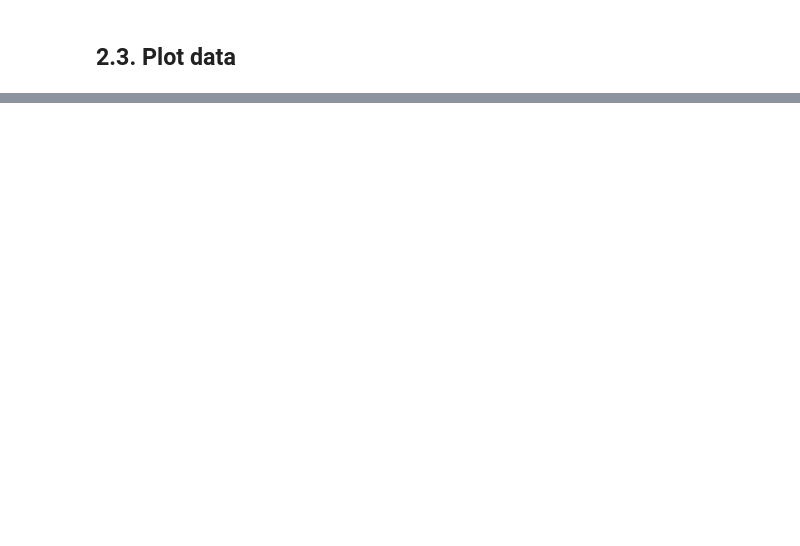
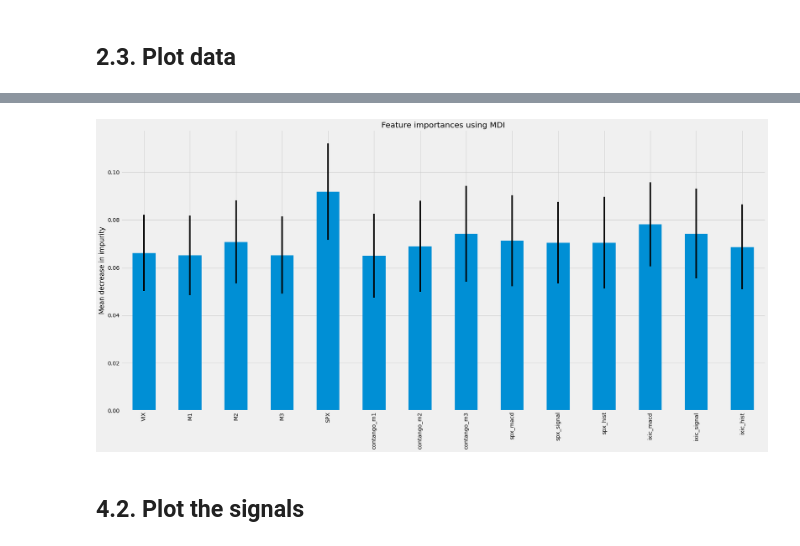
Before and after one commit to ayoubbensakhria/finance_algo, a Jupyter notebook: VIX_futures_term_struct_trading_strategy_WQU690_Capstone_Experiment_1.ipynb, the cells around one changed output, grey strips where cells are left out. Drawn from its saved outputs; the diff is of its cells as text; code cells hidden in the pictures; blank space fills up the shorter version.

```diff
--- a/VIX_futures_term_struct_trading_strategy_WQU690_Capstone_Experiment_1.ipynb
+++ b/VIX_futures_term_struct_trading_strategy_WQU690_Capstone_Experiment_1.ipynb
@@ -185,0 +231,9 @@ plt.legend(loc = 'lower right')
+# %%
+# Standard Deviation
+df['Change'] = (df['IXIC']-df['IXIC'].shift(-1))/df['IXIC'].shift(-1)
+# compute the risk (std) and the target return
+risk = df['Change'].std(skipna=True)
+df.drop('Change', axis = 1, inplace=True)
+# Define risk reward ratio
+reward_risk_coeff = 3
+target_return = risk*reward_risk_coeff
@@ -185,0 +266,4 @@ plt.legend(loc = 'lower right')
+# %%
+# lags value here l = 7, profit/loss = 5
+df = sign(df, 7)
+df.head()
@@ -185,0 +280,7 @@ plt.legend(loc = 'lower right')
+# %%
+# Specify features
+feature_names = list(df.columns)
+non_features = ['tsignal', 'IXIC']
+for nf in non_features:
+  feature_names.remove(nf)
+print(feature_names)
@@ -185,0 +289,14 @@ plt.legend(loc = 'lower right')
+# %%
+# train the model
+X = df[feature_names]
+y = df['tsignal']
+
+X_train, X_test, y_train, y_test = train_test_split(X, y, test_size=0.20)
+
+rfc = RandomForestClassifier(random_state=100)
+
+rfc = rfc.fit(X_train, y_train)
+y_pred = rfc.predict(X_test)
+report = classification_report(y_test, y_pred)
+print('Model accuracy', accuracy_score(y_test, y_pred, normalize=True))
+print(report)
@@ -185,0 +317,13 @@ plt.legend(loc = 'lower right')
+# %%
+importances = rfc.feature_importances_
+forest_importances = pd.Series(importances, index=feature_names)
+std = np.std([tree.feature_importances_ for tree in rfc.estimators_], axis=0)
+fig, ax = plt.subplots()
+forest_importances.plot.bar(yerr=std, ax=ax)
+ax.set_title("Feature importances using MDI")
+ax.set_ylabel("Mean decrease in impurity")
+fig.tight_layout()
+# %% [output]
+[figure, added]
+# %% [markdown]
+## 4.2. Plot the signals
```
Also changed, not shown: parts of 22 cells of this notebook.
